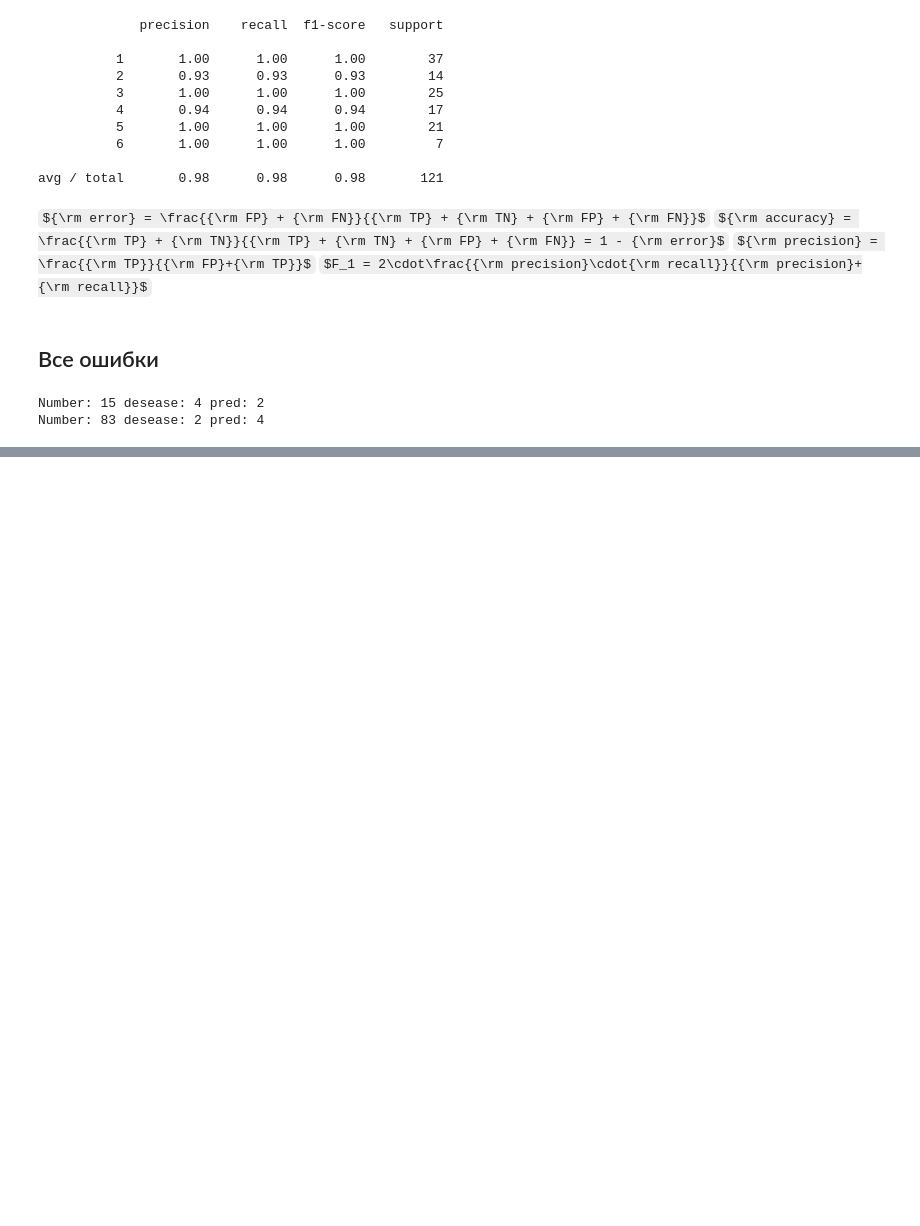
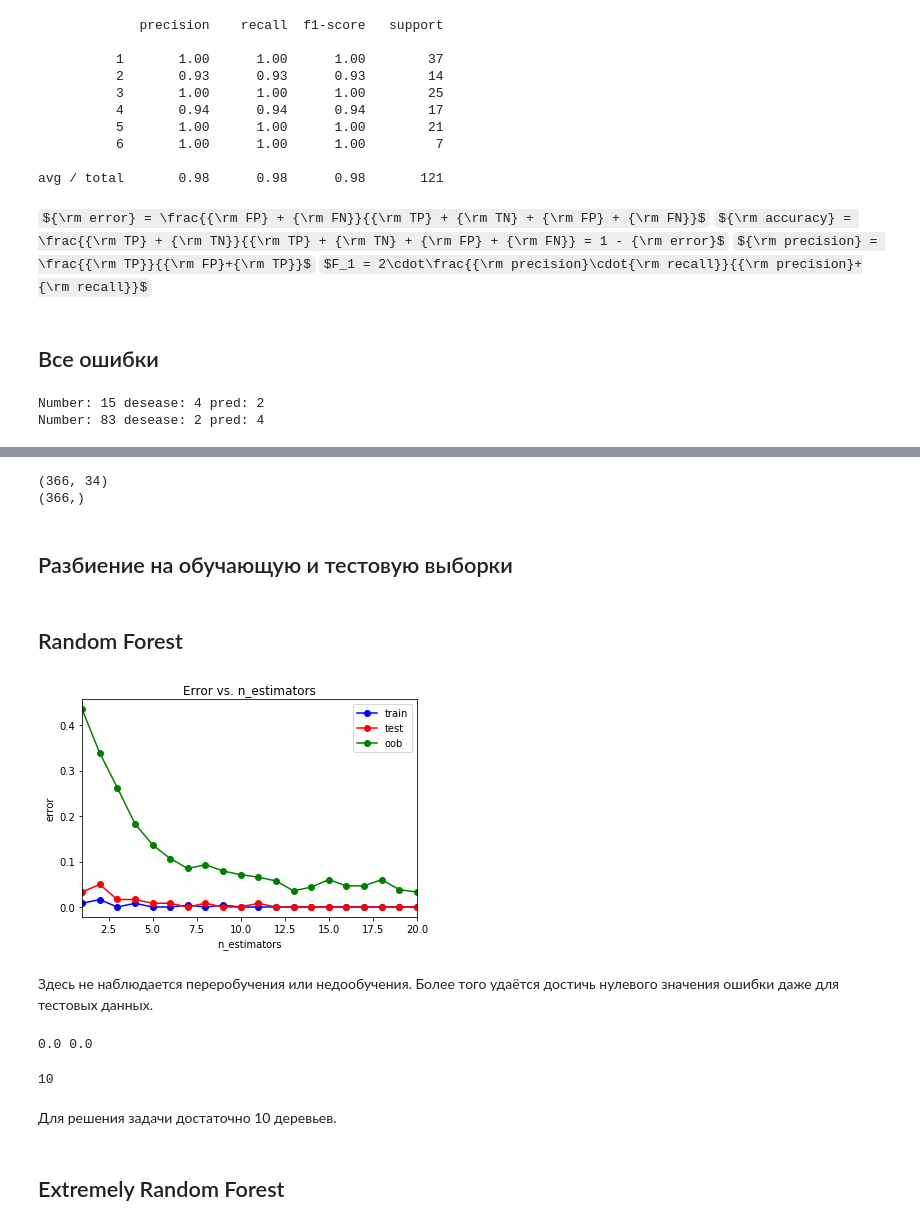
Before and after one commit to SeeNoBee/Machine-Learning, a Jupyter notebook: MachineLearning (Hramov Ilya).ipynb, the cells around one changed output, grey strips where cells are left out. Saved outputs shown, nothing was run; the diff lists cells and outputs as text; code cells hidden in the pictures; some formulas as TeX source; blank space fills up the shorter version.

```diff
--- a/MachineLearning (Hramov Ilya).ipynb
+++ b/MachineLearning (Hramov Ilya).ipynb
@@ -992,0 +1037,71 @@ Number: 83 desease: 2 pred: 4
+# %%
+data = pd.concat((data_numerical, data_nonbinary, data[binary_columns]), axis = 1)
+# %%
+X = data.drop(data_nonbinary.columns, axis = 1)
+y = data[data_nonbinary.columns]
+y = y['class'].values
+print(X.shape)
+print(y.shape)
+N, d = X.shape
+# %% [output]
+(366, 34)
+(366,)
+# %% [markdown]
+Разбиение на обучающую и тестовую выборки
+--
+# %%
+from sklearn.model_selection import train_test_split
+X_train, X_test, y_train, y_test = train_test_split(X, y, test_size = 0.33, random_state = 7)
+N_test, _ = X_test.shape
+# %% [markdown]
+Random Forest
+--
+# %%
+from sklearn.ensemble import RandomForestClassifier
+test_err = []
+train_err = []
+oob_err = []
+
+n_estimators = range(1, 21, 1)
+for n in n_estimators:
+    rf_model = RandomForestClassifier(n_estimators = n, oob_score = True)
+    rf_model.fit(X, y)
+
+    y_train_pred = rf_model.predict(X_train)
+    y_test_pred = rf_model.predict(X_test)
+    train_err.append(np.mean(y_train != y_train_pred))
+    test_err.append(np.mean(y_test != y_test_pred))
+    oob_err.append(1 - rf_model.oob_score_)
+# %%
+plt.plot(n_estimators, train_err, 'b-o', label = 'train')
+plt.plot(n_estimators, test_err, 'r-o', label = 'test')
+plt.plot(n_estimators, oob_err, 'g-o', label = 'oob')
+plt.xlim([np.min(n_estimators), np.max(n_estimators)])
+plt.title('Error vs. n_estimators')
+plt.xlabel('n_estimators')
+plt.ylabel('error')
+plt.legend()
+pass
+# %% [output]
+[figure, added]
+# %% [markdown]
+Здесь не наблюдается переробучения или недообучения. Более того удаётся достичь нулевого значения ошибки даже для тестовых данных.
+# %%
+min_train_err = np.min(train_err)
+min_test_err = np.min(test_err)
+print(min_train_err, min_test_err)
+# %% [output]
+0.0 0.0
+# %%
+for i in range(len(test_err)):
+    if((test_err[i] == min_test_err) and (train_err[i] == min_train_err)):
+        n_estimator_opt = n_estimators[i]
+        break
+print(n_estimator_opt)
+# %% [output]
+10
+# %% [markdown]
+Для решения задачи достаточно 10 деревьев.
+# %% [markdown]
+Extremely Random Forest
+--
```
Also changed, not shown: parts of 30 cells of this notebook.
